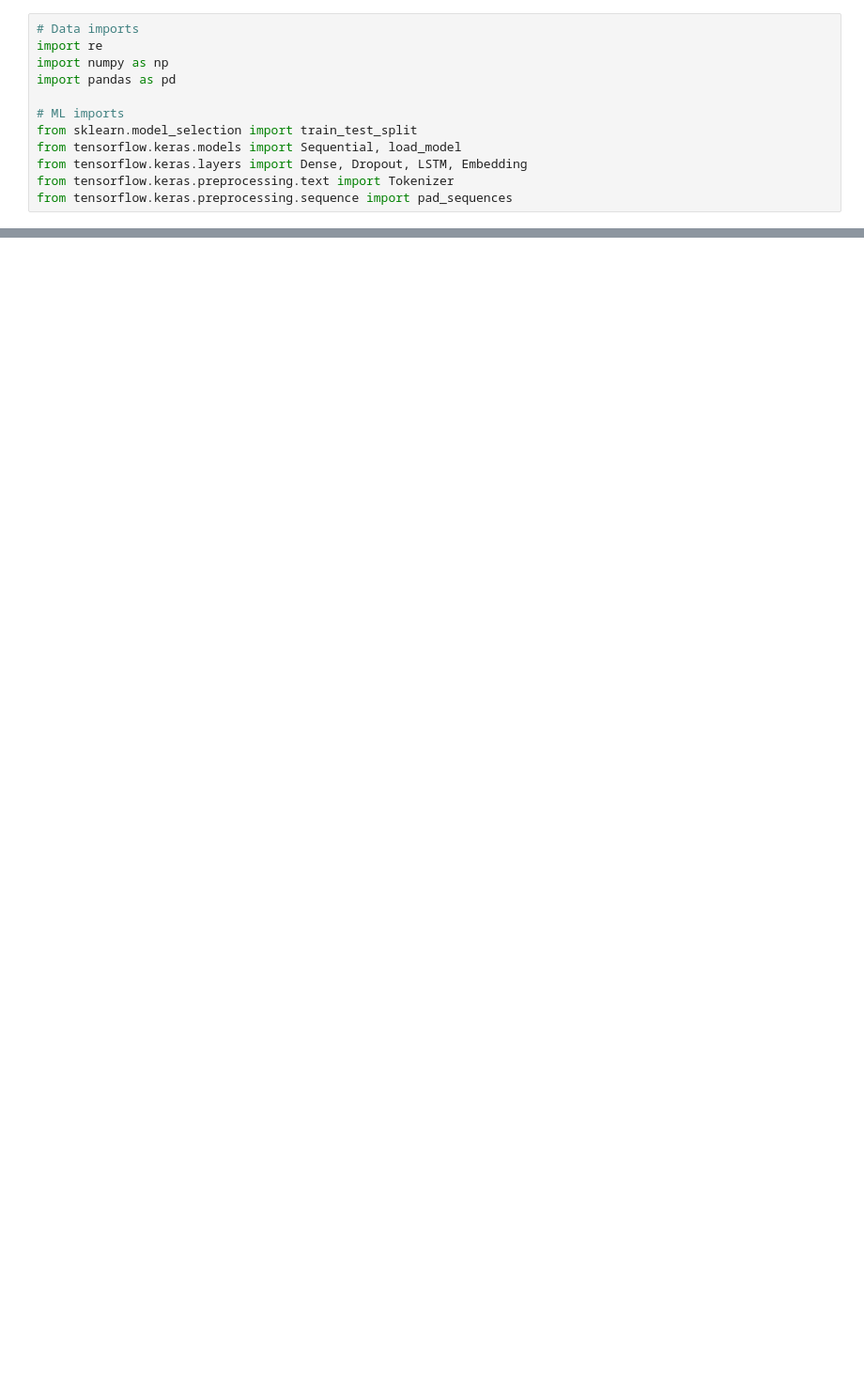
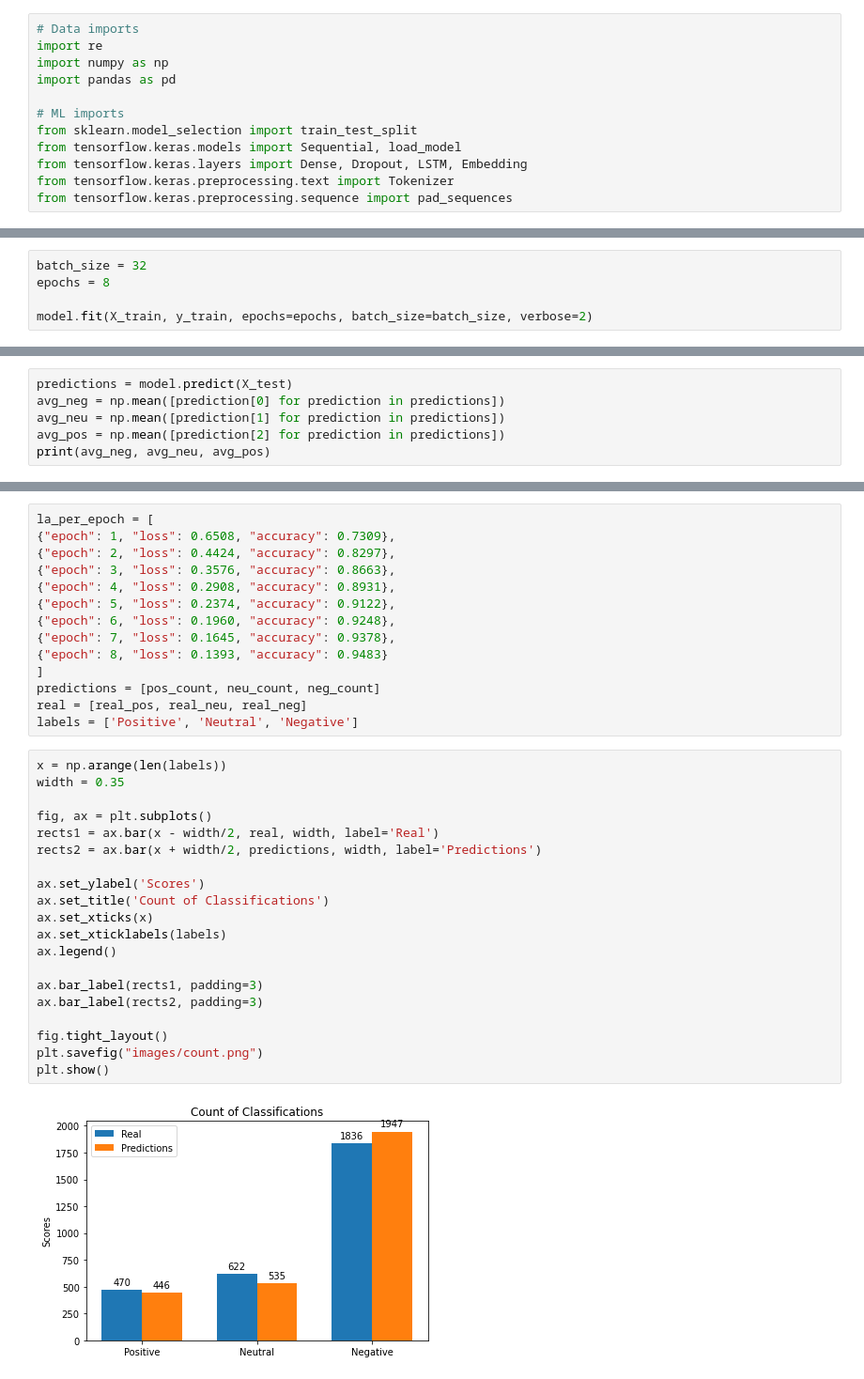
Before and after one commit to nicklamonica/stock-sentiment-analysis, a Jupyter notebook: main.ipynb, the cells around one changed output, grey strips where cells are left out. Shown at 94% size. Saved outputs shown, nothing was run; the diff lists cells and outputs as text; blank space fills up the shorter version.

Commit message:
trained model, add pics of results

```diff
--- a/main.ipynb
+++ b/main.ipynb
@@ -56,0 +106,5 @@ data['text'] = data['text'].apply(lambda x: re.sub())
+# %%
+batch_size = 32
+epochs = 8
+
+model.fit(X_train, y_train, epochs=epochs, batch_size=batch_size, verbose=2)
@@ -56,0 +131,6 @@ data['text'] = data['text'].apply(lambda x: re.sub())
+# %%
+predictions = model.predict(X_test)
+avg_neg = np.mean([prediction[0] for prediction in predictions])
+avg_neu = np.mean([prediction[1] for prediction in predictions])
+avg_pos = np.mean([prediction[2] for prediction in predictions])
+print(avg_neg, avg_neu, avg_pos)
@@ -56,0 +172,36 @@ data['text'] = data['text'].apply(lambda x: re.sub())
+# %%
+la_per_epoch = [
+{"epoch": 1, "loss": 0.6508, "accuracy": 0.7309},
+{"epoch": 2, "loss": 0.4424, "accuracy": 0.8297},
+{"epoch": 3, "loss": 0.3576, "accuracy": 0.8663},
+{"epoch": 4, "loss": 0.2908, "accuracy": 0.8931},
+{"epoch": 5, "loss": 0.2374, "accuracy": 0.9122},
+{"epoch": 6, "loss": 0.1960, "accuracy": 0.9248},
+{"epoch": 7, "loss": 0.1645, "accuracy": 0.9378},
+{"epoch": 8, "loss": 0.1393, "accuracy": 0.9483}
+]
+predictions = [pos_count, neu_count, neg_count]
+real = [real_pos, real_neu, real_neg]
+labels = ['Positive', 'Neutral', 'Negative']
+# %%
+x = np.arange(len(labels))
+width = 0.35
+
+fig, ax = plt.subplots()
+rects1 = ax.bar(x - width/2, real, width, label='Real')
+rects2 = ax.bar(x + width/2, predictions, width, label='Predictions')
+
+ax.set_ylabel('Scores')
+ax.set_title('Count of Classifications')
+ax.set_xticks(x)
+ax.set_xticklabels(labels)
+ax.legend()
+
+ax.bar_label(rects1, padding=3)
+ax.bar_label(rects2, padding=3)
+
+fig.tight_layout()
+plt.savefig("images/count.png")
+plt.show()
+# %% [output]
+[figure, added]
```
Also changed, not shown: parts of 13 cells of this notebook, 3 other files.
